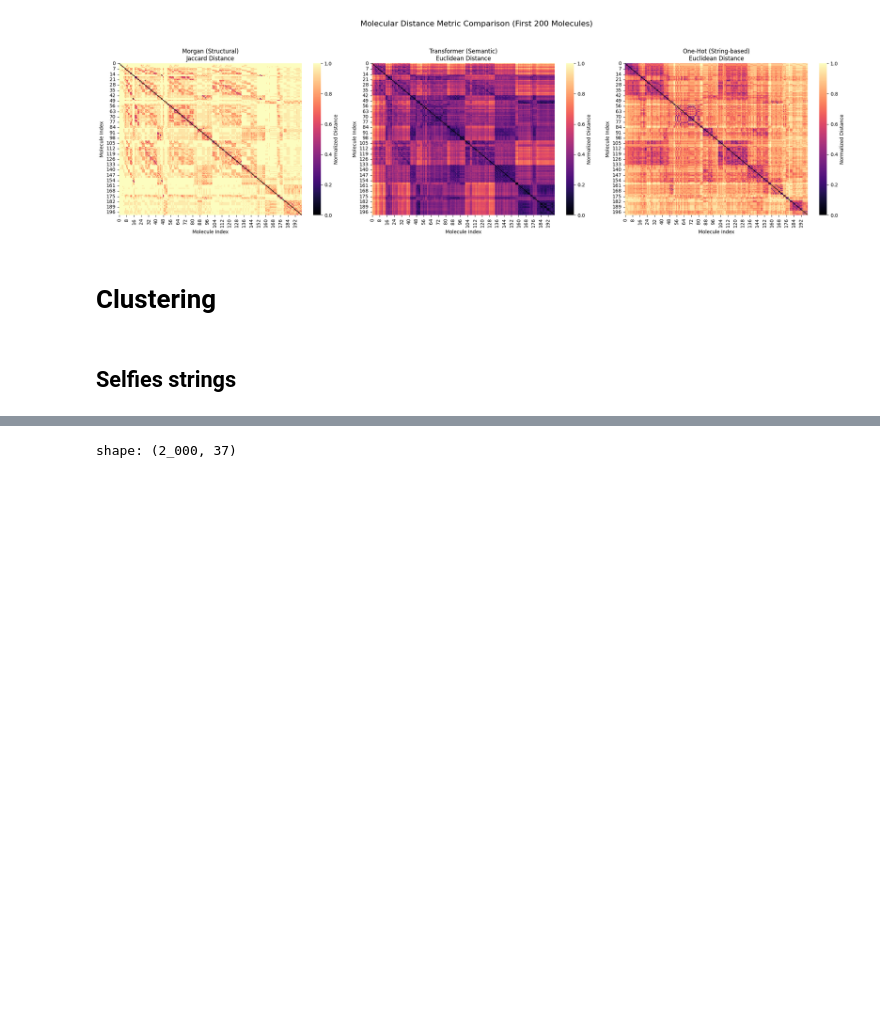
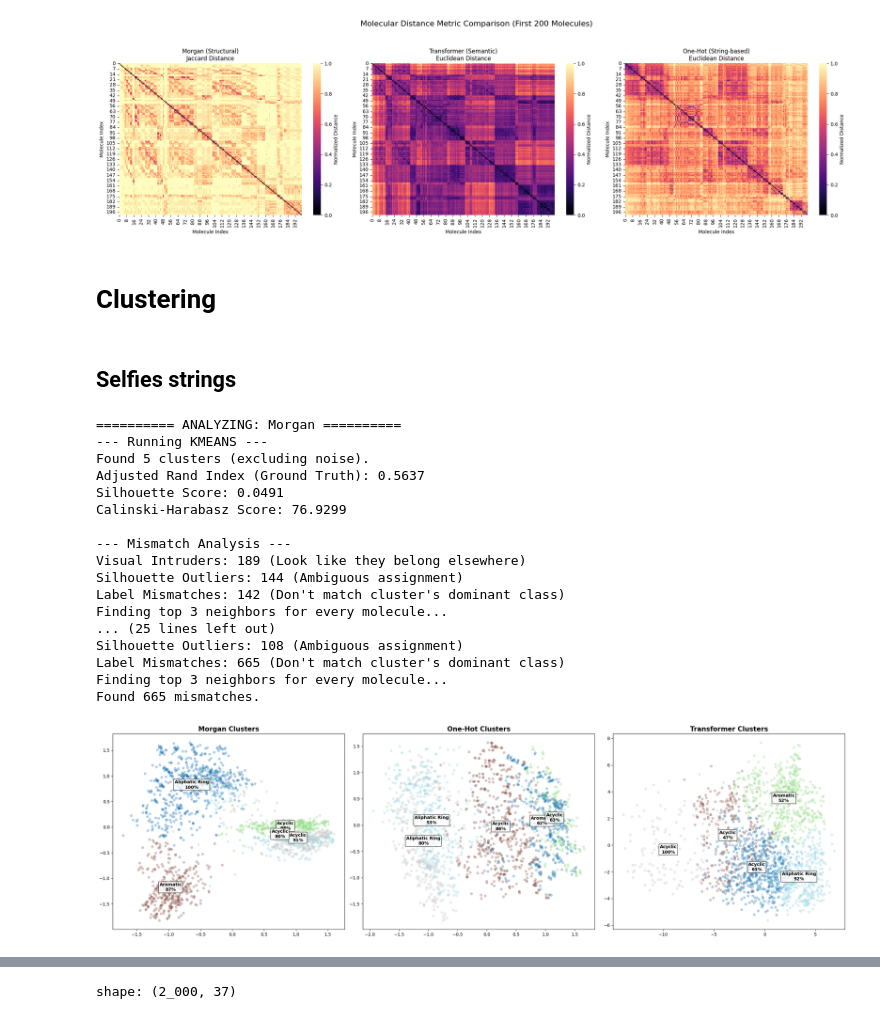
Before and after one commit to karlfindhansen/Non-Euclidean-Distances-in-Molecular-Representation, a Jupyter notebook: notebooks/QM9/euclidan_baselines.ipynb, the cells around one changed output, grey strips where cells are left out. Cells and saved outputs as stored; diff of their text form; code cells hidden in the pictures; blank space fills up the shorter version.

```diff
--- a/notebooks/QM9/euclidan_baselines.ipynb
+++ b/notebooks/QM9/euclidan_baselines.ipynb
@@ -482,3 +484,24 @@ def analyze_molecular_clusters(df: pl.DataFrame, n_clusters: int = 5):
 
     plt.tight_layout()
     plt.show()
+# %%
+analyze_molecular_clusters(qm9.df, method='kmeans')
+# %% [output]
+========== ANALYZING: Morgan ==========
+--- Running KMEANS ---
+Found 5 clusters (excluding noise).
+Adjusted Rand Index (Ground Truth): 0.5637
+Silhouette Score: 0.0491
+Calinski-Harabasz Score: 76.9299
+
+--- Mismatch Analysis ---
+Visual Intruders: 189 (Look like they belong elsewhere)
+Silhouette Outliers: 144 (Ambiguous assignment)
+Label Mismatches: 142 (Don't match cluster's dominant class)
+Finding top 3 neighbors for every molecule...
+... (25 lines left out)
+Silhouette Outliers: 108 (Ambiguous assignment)
+Label Mismatches: 665 (Don't match cluster's dominant class)
+Finding top 3 neighbors for every molecule...
+Found 665 mismatches.
+[figure, added]
```
Also changed, not shown: parts of 9 cells of this notebook, 12 other files.
